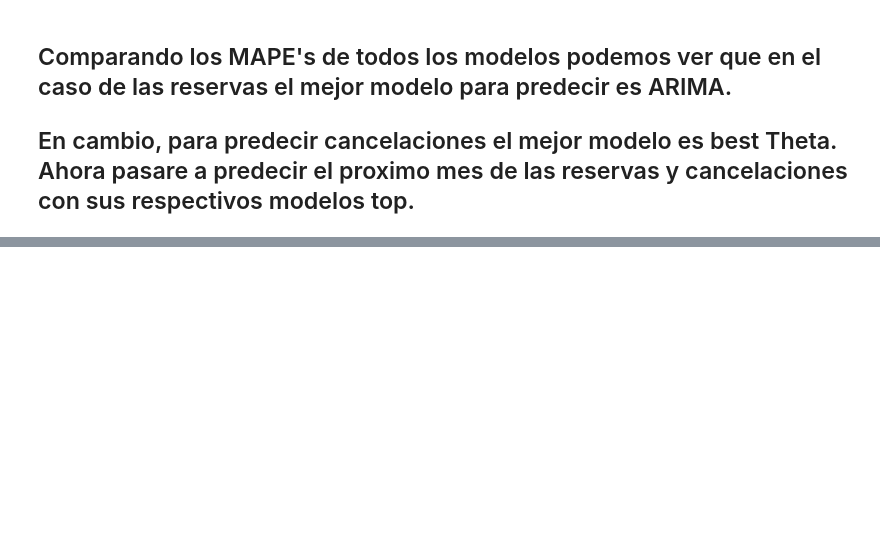
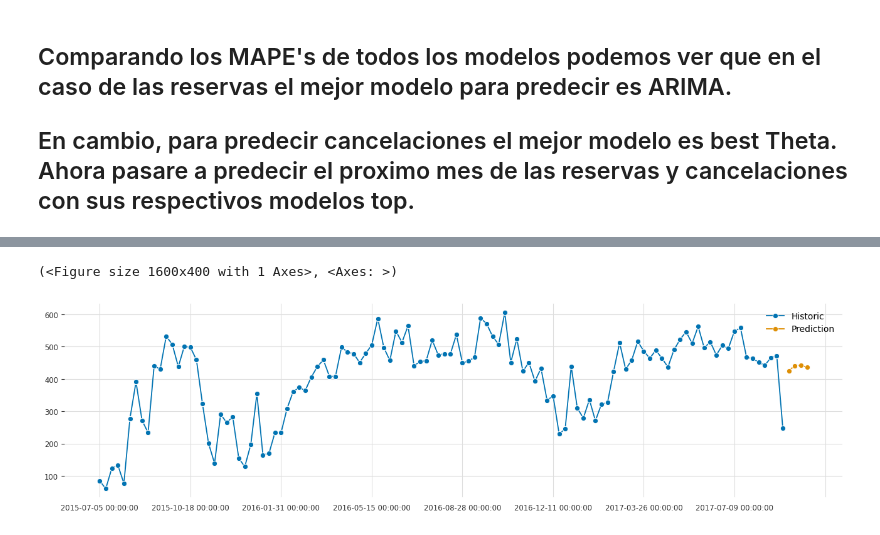
Before and after one commit to jgilaberts/Prueba-Github, a Jupyter notebook: Analisis Predictivo/Proyecto Final/Predicciones_Reser_Cancel_Javier_Gilabert.ipynb, the cells around one changed output, grey strips where cells are left out. Cells and saved outputs as stored; diff of their text form; code cells hidden in the pictures; blank space fills up the shorter version.

Commit message:
commit tablas con predicciones finales

```diff
--- a/Analisis Predictivo/Proyecto Final/Predicciones_Reser_Cancel_Javier_Gilabert.ipynb
+++ b/Analisis Predictivo/Proyecto Final/Predicciones_Reser_Cancel_Javier_Gilabert.ipynb
@@ -49,0 +69,9 @@ mape_cancelaciones
+# %%
+
+fh = np.arange(len(y_test)) + 5  # forecasting horizon
+# %%
+#  Auto ARIMA Model
+
+# Nosotros ajustaremos el modelo con 52 temporadas que son las semanas que tiene un año
+forecaster = AutoARIMA(sp=52, suppress_warnings=True)
+forecaster.fit(log_y_train)
@@ -49,0 +80,4 @@ mape_cancelaciones
+# %%
+#  Auto ARIMA Forecast
+log_y_pred = forecaster.predict(fh)
+log_y_pred
@@ -49,0 +90,5 @@ mape_cancelaciones
+# %%
+#  Auto ARIMA Forecast
+# Original Time series (Invert log transformation)
+predicciones_reservas = np.exp(log_y_pred)
+predicciones_reservas
@@ -49,0 +103,5 @@ mape_cancelaciones
+# %%
+plot_series(df_w_r, predicciones_reservas, labels=["Historic", "Prediction"])
+# %% [output]
+(<Figure size 1600x400 with 1 Axes>, <Axes: >)
+[figure, added]
```
Also changed, not shown: parts of 21 cells of this notebook, 2 other files.
